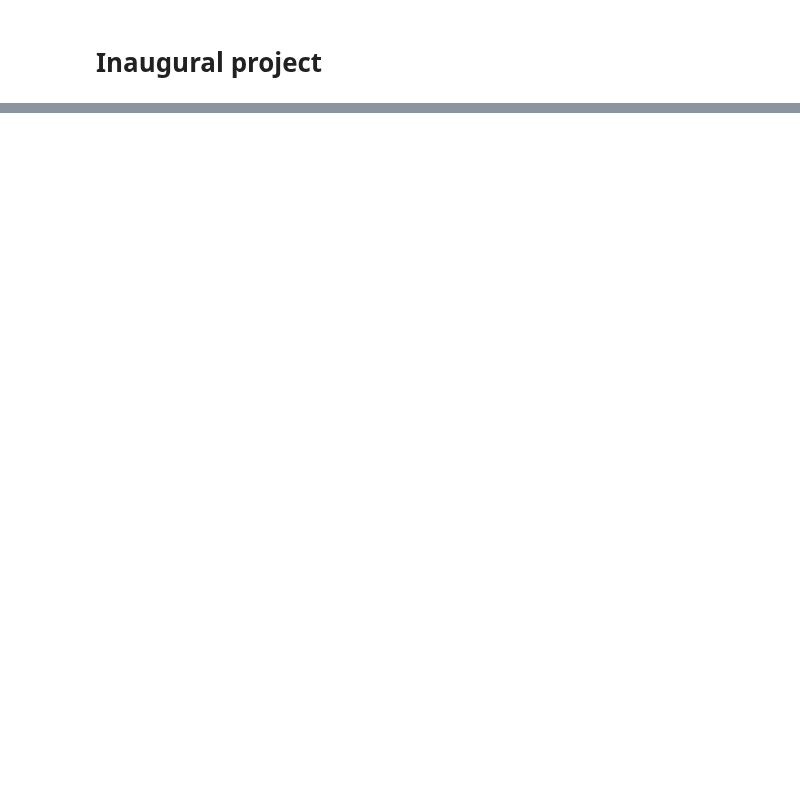
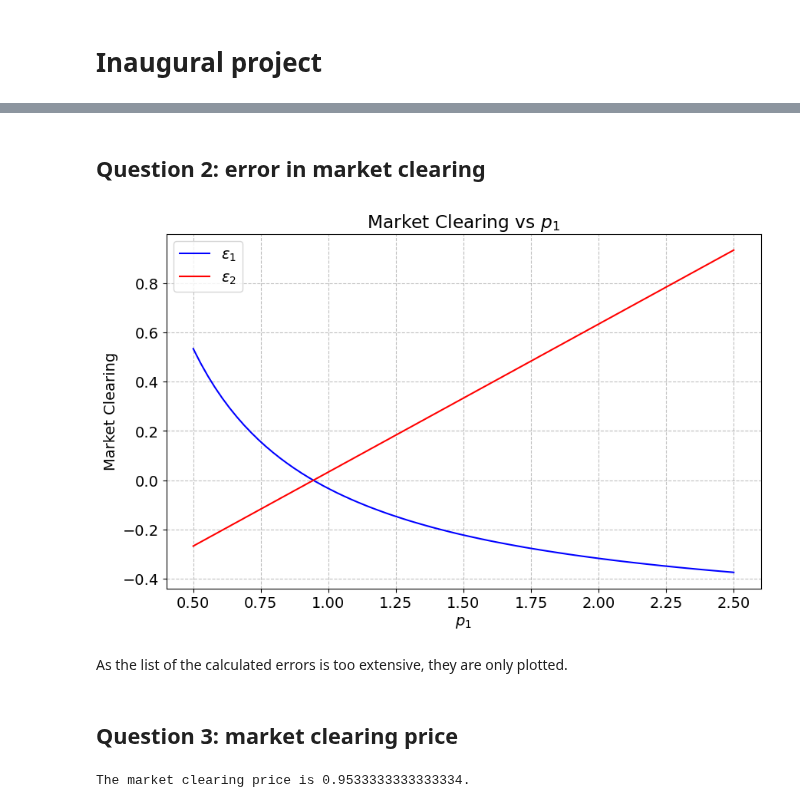
Before and after one commit to NumEconCopenhagen/projects-2024-josh-joshua-and-lyonell, a Jupyter notebook: inauguralproject/InauguralProject2024.ipynb, the cells around one changed output, grey strips where cells are left out. Saved outputs shown, nothing was run; the diff lists cells and outputs as text; code cells hidden in the pictures; blank space fills up the shorter version.

```diff
--- a/inauguralproject/InauguralProject2024.ipynb
+++ b/inauguralproject/InauguralProject2024.ipynb
@@ -648,0 +103,50 @@ No artists with labels found to put in legend.  Note that artists whose label st
+# %% [markdown]
+## Question 2: error in market clearing
+# %%
+pN = 100  # Number of grid points (N)
+p1_grid = np.zeros(76)
+
+for i in range(76):
+    p1_grid[i] = 0.5 + 2 * i / 75
+
+grid_mkt_clearing = np.zeros((pN, 2))  # Creating a 2D array to store eps1 and eps2
+
+for index, value in enumerate(p1_grid):
+    eps1, eps2 = model.check_market_clearing(value)
+    grid_mkt_clearing[index] = eps1, eps2  # Storing eps1 and eps2 separately
+    # print(f'error in market clearing condition for p1={value}: eps1={eps1:12.8f}, eps2={eps2:12.8f}')
+
+plt.figure(figsize=(10, 6))
+plt.plot(p1_grid[:76], grid_mkt_clearing[:76, 0], label='$\epsilon_1$', color='blue')
+plt.plot(p1_grid[:76], grid_mkt_clearing[:76, 1], label='$\epsilon_2$', color='red')
+plt.xlabel('$p_1$')
+plt.ylabel('Market Clearing')
+plt.legend()
+plt.title('Market Clearing vs $p_1$')
+plt.show()
+# %% [output]
+[figure, added]
+# %% [markdown]
+As the list of the calculated errors is too extensive, they are only plotted.
+# %% [markdown]
+## Question 3: market clearing price
+# %%
+pN = 76
+p1_grid = np.zeros(76)
+for i in range(76):
+    p1_grid[i] = 0.5 + 2 * i / 75
+grid_mkt_clearing = np.zeros((pN, 2))  # creating a 2D array to store eps1 and eps2
+
+tolerance = 0.01  # define a tolerance level for closeness to zero
+
+for index, value in enumerate(p1_grid):
+    eps1, eps2 = model.check_market_clearing(value)
+    grid_mkt_clearing[index] = eps1, eps2  # storing eps1 and eps2 separately
+
+    # print(f'excess demand for p1={value}: eps1={eps1:12.8f}, eps2={eps2:12.8f}')
+
+    # check if both eps1 and eps2 are close to zero
+    if abs(eps1) < tolerance and abs(eps2) < tolerance:
+        print(f'The market clearing price is {value}.')
+# %% [output]
+The market clearing price is 0.9533333333333334.
```
Also changed, not shown: parts of 59 cells of this notebook, 1 other file.
